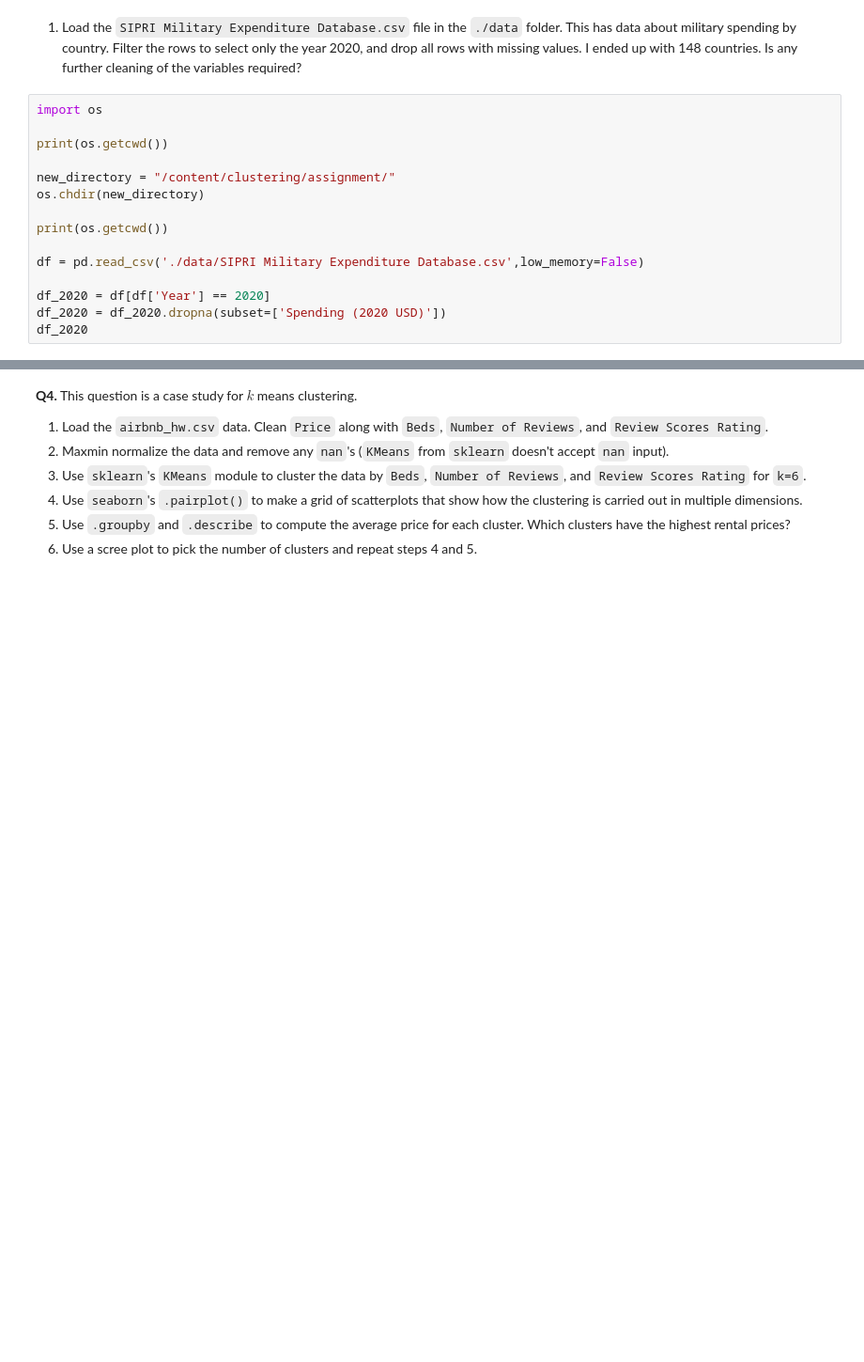
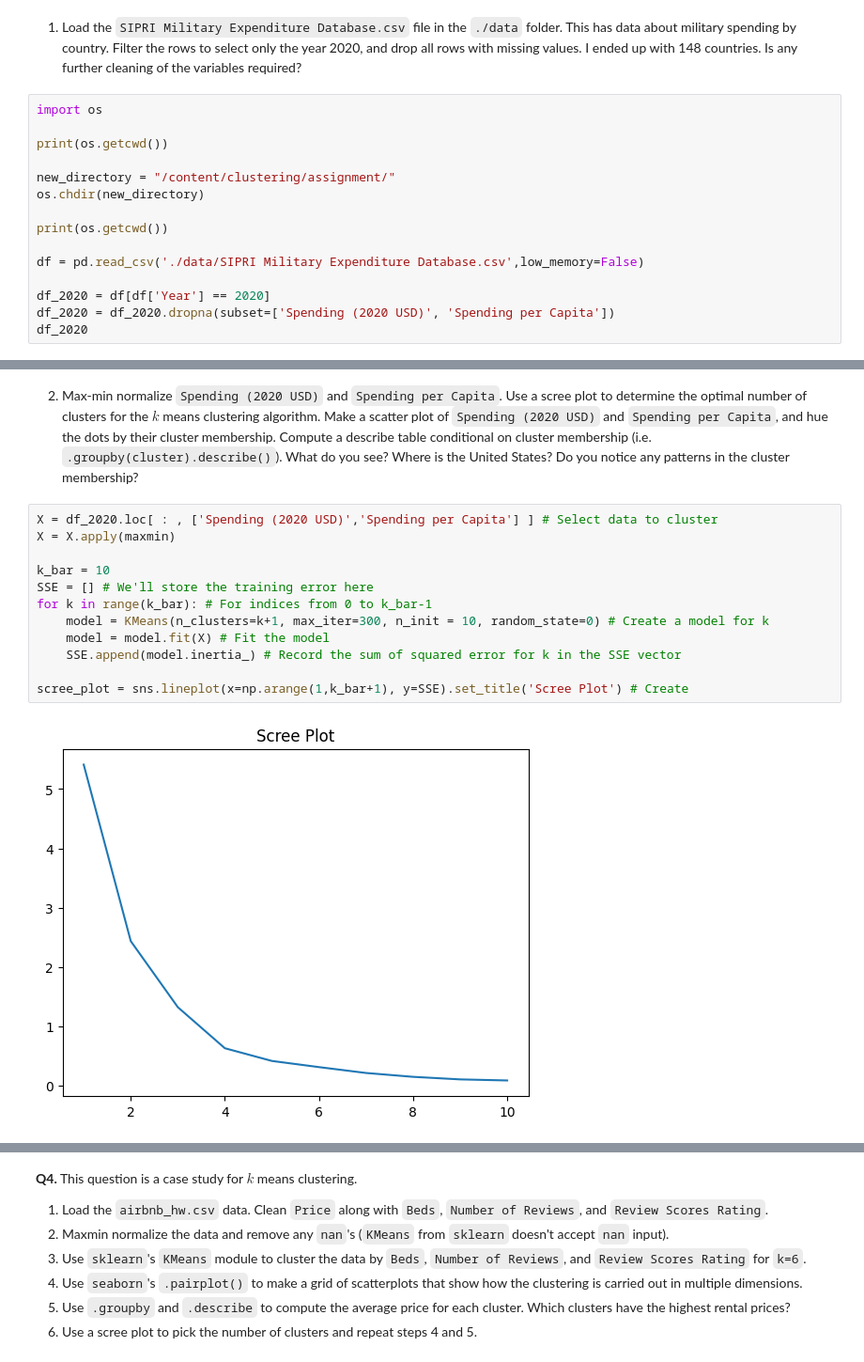
Before and after one commit to Nithil-Suresh/clustering, a Jupyter notebook: assignment/assignment_clustering.ipynb, the cells around one changed output, grey strips where cells are left out. Shown at 94% size. Cells and saved outputs as stored; diff of their text form; blank space fills up the shorter version.

```diff
--- a/assignment/assignment_clustering.ipynb
+++ b/assignment/assignment_clustering.ipynb
@@ -221,7 +221,7 @@ print(os.getcwd())
 df = pd.read_csv('./data/SIPRI Military Expenditure Database.csv',low_memory=False)
 
 df_2020 = df[df['Year'] == 2020]
-df_2020 = df_2020.dropna(subset=['Spending (2020 USD)'])
+df_2020 = df_2020.dropna(subset=['Spending (2020 USD)', 'Spending per Capita'])
 df_2020
 # %% [output]
 /content/clustering/assignment
@@ -241,0 +242,16 @@ df_2020
+# %% [markdown]
+2. Max-min normalize `Spending (2020 USD)` and `Spending per Capita`. Use a scree plot to determine the optimal number of clusters for the $k$ means clustering algorithm. Make a scatter plot of `Spending (2020 USD)` and `Spending per Capita`, and hue the dots by their cluster membership. Compute a describe table conditional on cluster membership (i.e. `.groupby(cluster).describe()`). What do you see? Where is the United States? Do you notice any patterns in the cluster membership?
+# %%
+X = df_2020.loc[ : , ['Spending (2020 USD)','Spending per Capita'] ] # Select data to cluster
+X = X.apply(maxmin)
+
+k_bar = 10
+SSE = [] # We'll store the training error here
+for k in range(k_bar): # For indices from 0 to k_bar-1
+    model = KMeans(n_clusters=k+1, max_iter=300, n_init = 10, random_state=0) # Create a model for k
+    model = model.fit(X) # Fit the model
+    SSE.append(model.inertia_) # Record the sum of squared error for k in the SSE vector
+
+scree_plot = sns.lineplot(x=np.arange(1,k_bar+1), y=SSE).set_title('Scree Plot') # Create
+# %% [output]
+[figure, added]
```
Also changed, not shown: parts of 2 cells of this notebook.
